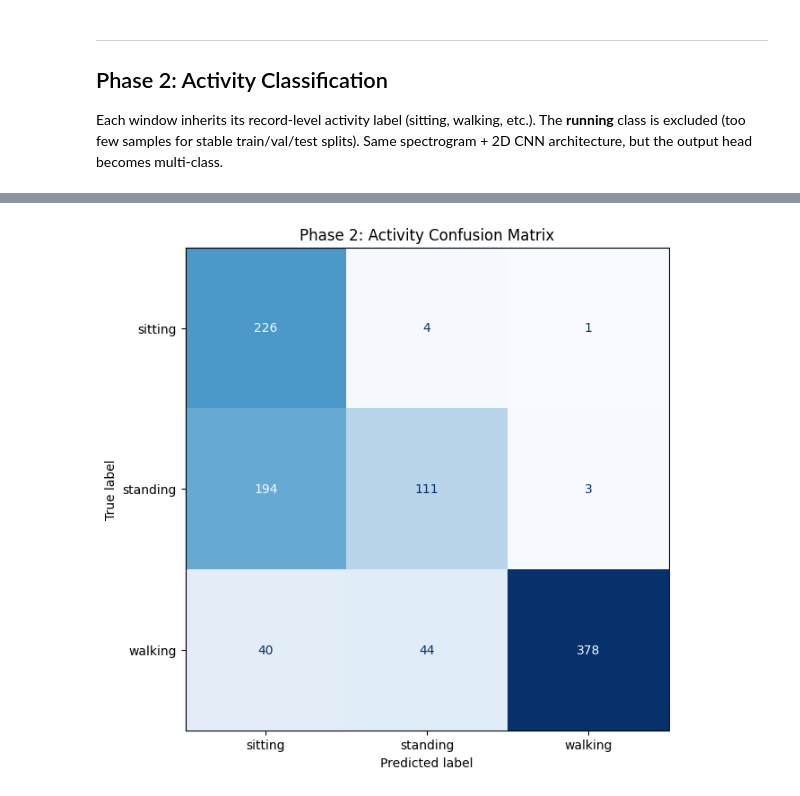
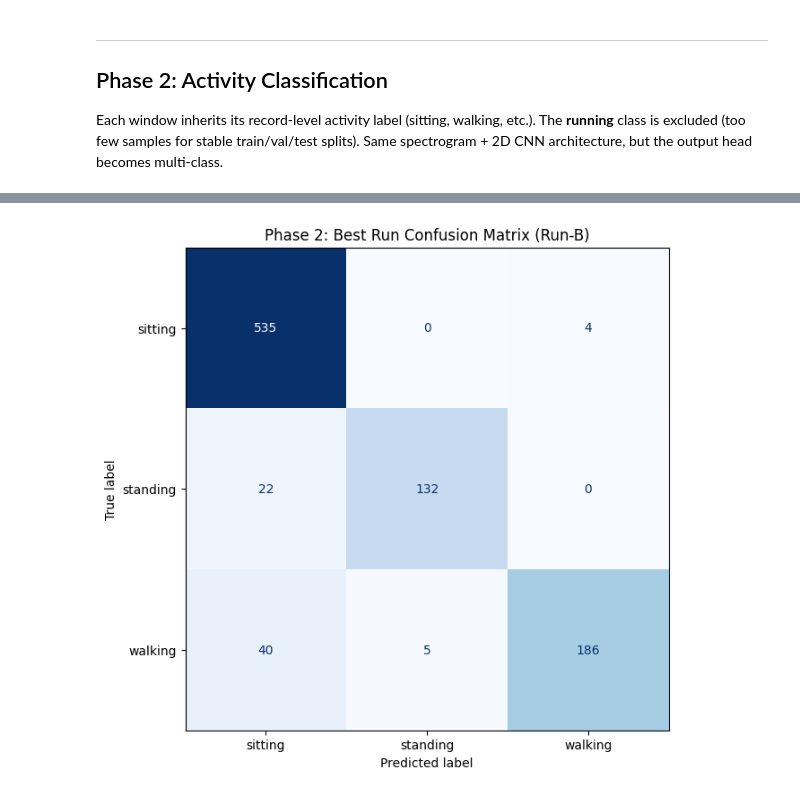
Before and after one commit to kirazhalim/EE492-cough-detection-activity-classification, a Jupyter notebook: experiments/dl_baseline_v3.ipynb, the cells around one changed output, grey strips where cells are left out. Drawn from its saved outputs; the diff is of its cells as text; code cells hidden in the pictures.

Commit message:
Implemented A/B test

```diff
--- a/experiments/dl_baseline_v3.ipynb
+++ b/experiments/dl_baseline_v3.ipynb
@@ -659,31 +730,90 @@ P2 Epoch 20/20 | LR 0.000125 | Train Loss 0.0652 Acc 97.5% | Val Loss 0.5777 Acc
 # %%
-# ---- Phase 2 Evaluation ----
+# ---- Phase 2 Evaluation (Run-A/B/C/D comparison) ----
 
-model_p2.eval()
-all_preds_p2, all_labels_p2 = [], []
+def evaluate_loader(model, loader):
+    model.eval()
+    preds_all, labels_all = [], []
+    with torch.no_grad():
+        for batch in loader:
+            spec = batch['spec'].to(DEVICE)
+            motion = batch['motion'].to(DEVICE)
+            labels = batch['label']
+            logits = model(spec, motion)
+            preds = logits.argmax(1).cpu().numpy()
+            preds_all.extend(preds)
+            labels_all.extend(labels.numpy())
+    return np.array(labels_all), np.array(preds_all)
 
-with torch.no_grad():
-    for batch in test_loader_p2:
-        spec   = batch['spec'].to(DEVICE)
-        motion = batch['motion'].to(DEVICE)
-        labels = batch['label']
-        logits = model_p2(spec, motion)
-        preds = logits.argmax(1).cpu()
-        all_preds_p2.extend(preds.numpy())
-        all_labels_p2.extend(labels.numpy())
+results_rows = []
+run_predictions = {}
+standing_idx = activity_to_idx['standing']
+walking_idx = activity_to_idx['walking']
 
-print('--- Phase 2 Test Results (Activity Classification) ---\n')
+for run_name, art in run_artifacts.items():
+    model_eval = Spec2DCoughCNN(num_classes=num_classes_p2).to(DEVICE)
+    model_eval.load_state_dict(art['state_dict'])
+
+    y_true, y_pred = evaluate_loader(model_eval, test_loader_p2)
+    run_predictions[run_name] = (y_true, y_pred)
+
+    standing_recall = recall_score(y_true, y_pred, labels=[standing_idx], average='macro', zero_division=0)
+    walking_recall = recall_score(y_true, y_pred, labels=[walking_idx], average='macro', zero_division=0)
+    macro_f1 = f1_score(y_true, y_pred, average='macro', zero_division=0)
+    overall_acc = float((y_true == y_pred).mean())
+
+    results_rows.append({
+        'run': run_name,
+        'standing_recall': standing_recall,
+        'macro_f1': macro_f1,
+        'walking_recall': walking_recall,
+        'overall_acc': overall_acc,
+        'best_val_loss': art['best_val_loss'],
+    })
+
+results_df = pd.DataFrame(results_rows)
+baseline_walk = float(results_df.loc[results_df['run'] == 'Run-A', 'walking_recall'].iloc[0])
+results_df['walking_drop_vs_baseline'] = results_df['walking_recall'] - baseline_walk
+
+results_df = results_df.sort_values(
+    ['standing_recall', 'macro_f1', 'walking_recall'], ascending=False
+).reset_index(drop=True)
+
+print('--- Phase 2 A/B Test Summary ---\n')
+print(results_df.to_string(index=False, float_format=lambda x: f'{x:.4f}'))
+
+guardrail_threshold = -0.05
+eligible_df = results_df[results_df['walking_drop_vs_baseline'] >= guardrail_threshold].copy()
+
+if len(eligible_df) == 0:
+    print('\nNo run passed walking guardrail. Falling back to best standing_recall + macro_f1.')
+    best_run = results_df.iloc[0]['run']
+else:
+    eligible_df = eligible_df.sort_values(
+        ['standing_recall', 'macro_f1', 'walking_recall'], ascending=False
+    ).reset_index(drop=True)
+    print('\nRuns passing walking guardrail (drop >= -0.05):')
+    print(eligible_df.to_string(index=False, float_format=lambda x: f'{x:.4f}'))
+    best_run = eligible_df.iloc[0]['run']
+
+y_true_best, y_pred_best = run_predictions[best_run]
+
+print(f"\nSelected best run (guardrail + standing recall + macro-F1): {best_run}\n")
 print(classification_report(
-    all_labels_p2, all_preds_p2,
+    y_true_best, y_pred_best,
     labels=list(range(num_classes_p2)),
     target_names=activity_classes,
     zero_division=0,
 ))
 
-cm_p2 = confusion_matrix(all_labels_p2, all_preds_p2, labels=list(range(num_classes_p2)))
+cm_p2 = confusion_matrix(y_true_best, y_pred_best, labels=list(range(num_classes_p2)))
 disp_p2 = ConfusionMatrixDisplay(confusion_matrix=cm_p2, display_labels=activity_classes)
 fig, ax = plt.subplots(figsize=(7, 7))
 disp_p2.plot(ax=ax, cmap='Blues', colorbar=False)
-plt.title('Phase 2: Activity Confusion Matrix')
+plt.title(f'Phase 2: Best Run Confusion Matrix ({best_run})')
 plt.show()
+
+# Guardrail quick check
+print('\nGuardrail: walking recall drop should stay >= -0.05 vs Run-A baseline.')
+for _, row in results_df.iterrows():
+    print(f"{row['run']}: walking_drop_vs_baseline={row['walking_drop_vs_baseline']:.4f}")
 # %% [output]
@@ -701 +837 @@ weighted avg       0.78      0.71      0.71      1001
-[figure, old version]
+[figure, new version]
```
Also changed, not shown: parts of 4 cells of this notebook.
